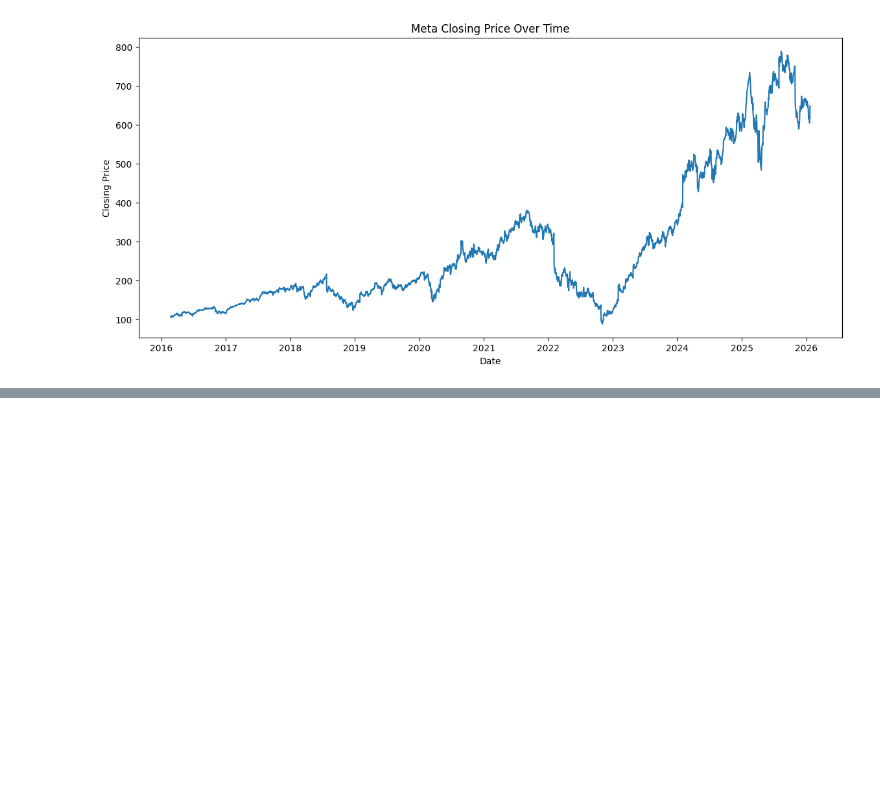
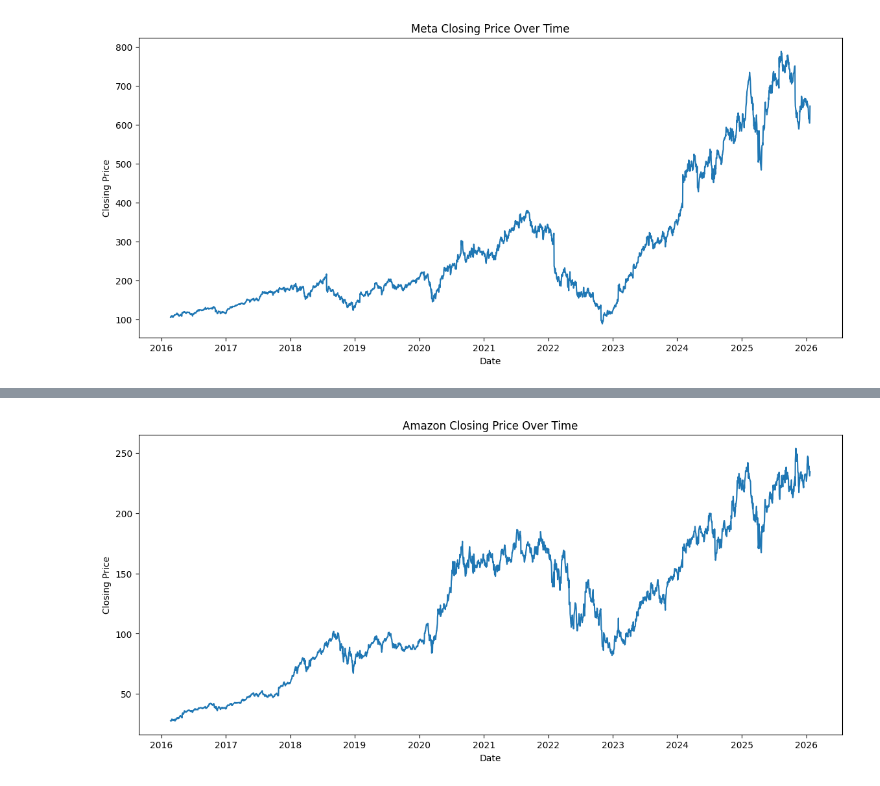
Before and after one commit to codingirl99/faang-stock-forecasting, a Jupyter notebook: notebooks/2_data_visualizations.ipynb, the cells around one changed output, grey strips where cells are left out. Drawn from its saved outputs; the diff is of its cells as text; code cells hidden in the pictures; blank space fills up the shorter version.

```diff
--- a/notebooks/2_data_visualizations.ipynb
+++ b/notebooks/2_data_visualizations.ipynb
@@ -37,0 +59,3 @@ plt.show()
+# %%
+amzn_df = df[df["Ticker"] == "AMZN"].copy()
+amzn_df.head()
@@ -37,0 +69,10 @@ plt.show()
+# %%
+# Line Chart
+plt.figure(figsize=(14,6))
+plt.plot(amzn_df["Date"], amzn_df["Close"])
+plt.title("Amazon Closing Price Over Time")
+plt.xlabel("Date")
+plt.ylabel("Closing Price")
+plt.show()
+# %% [output]
+[figure, added]
```
Also changed, not shown: parts of 8 cells of this notebook.
